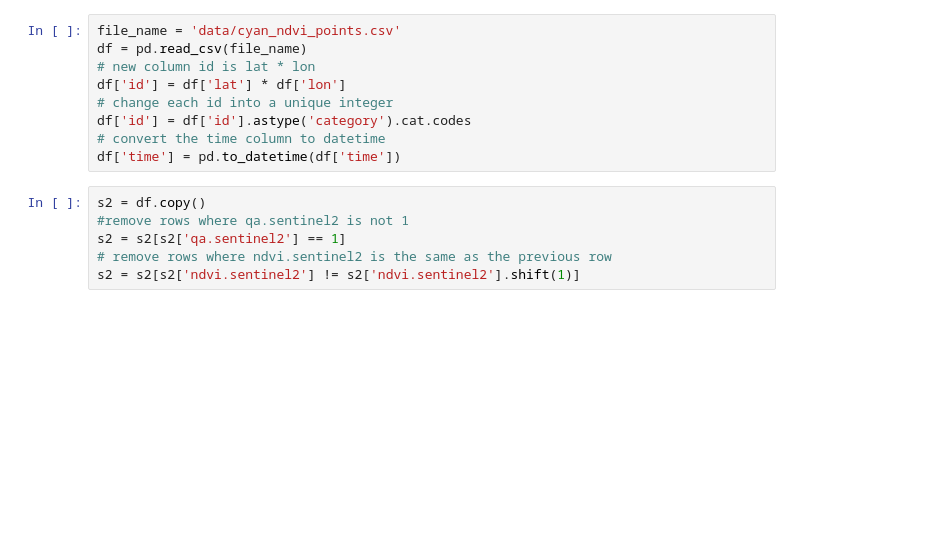
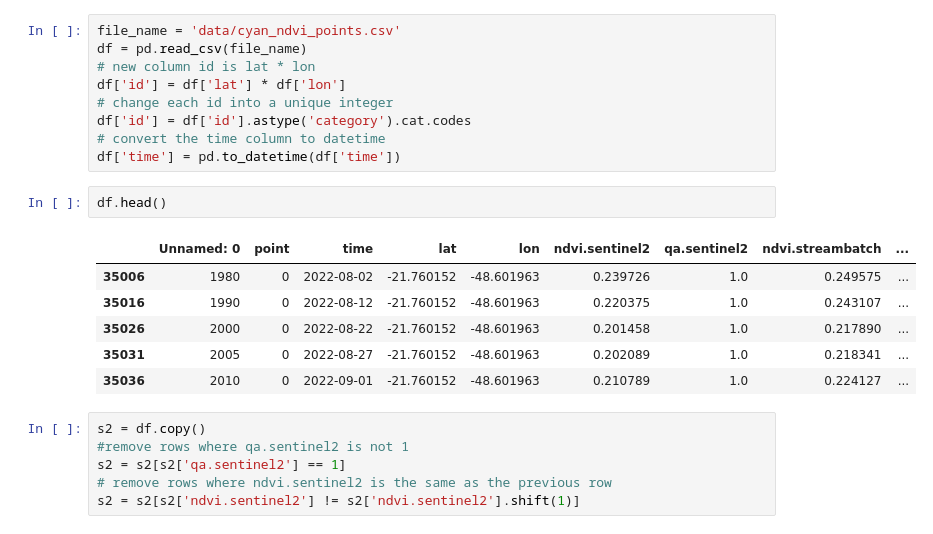
Before and after one commit to tammer/notebooks, a Jupyter notebook: cyan1.ipynb, the cells around one changed output. Saved outputs shown, nothing was run; the diff lists cells and outputs as text; blank space fills up the shorter version.

```diff
--- a/cyan1.ipynb
+++ b/cyan1.ipynb
@@ -10,6 +10,15 @@ df['id'] = df['lat'] * df['lon']
 df['id'] = df['id'].astype('category').cat.codes
 # convert the time column to datetime
 df['time'] = pd.to_datetime(df['time'])
+# %%
+df.head()
+# %% [output]
+|  | Unnamed: 0 | point | time | lat | lon | ndvi.sentinel2 | qa.sentinel2 | ndvi.streambatch | ... |
+| 35006 | 1980 | 0 | 2022-08-02 | -21.760152 | -48.601963 | 0.239726 | 1.0 | 0.249575 | ... |
+| 35016 | 1990 | 0 | 2022-08-12 | -21.760152 | -48.601963 | 0.220375 | 1.0 | 0.243107 | ... |
+| 35026 | 2000 | 0 | 2022-08-22 | -21.760152 | -48.601963 | 0.201458 | 1.0 | 0.217890 | ... |
+| 35031 | 2005 | 0 | 2022-08-27 | -21.760152 | -48.601963 | 0.202089 | 1.0 | 0.218341 | ... |
+| 35036 | 2010 | 0 | 2022-09-01 | -21.760152 | -48.601963 | 0.210789 | 1.0 | 0.224127 | ... |
 # %%
 s2 = df.copy()
 #remove rows where qa.sentinel2 is not 1
```
Also changed, not shown: parts of 1 cell of this notebook, 1 other file.
